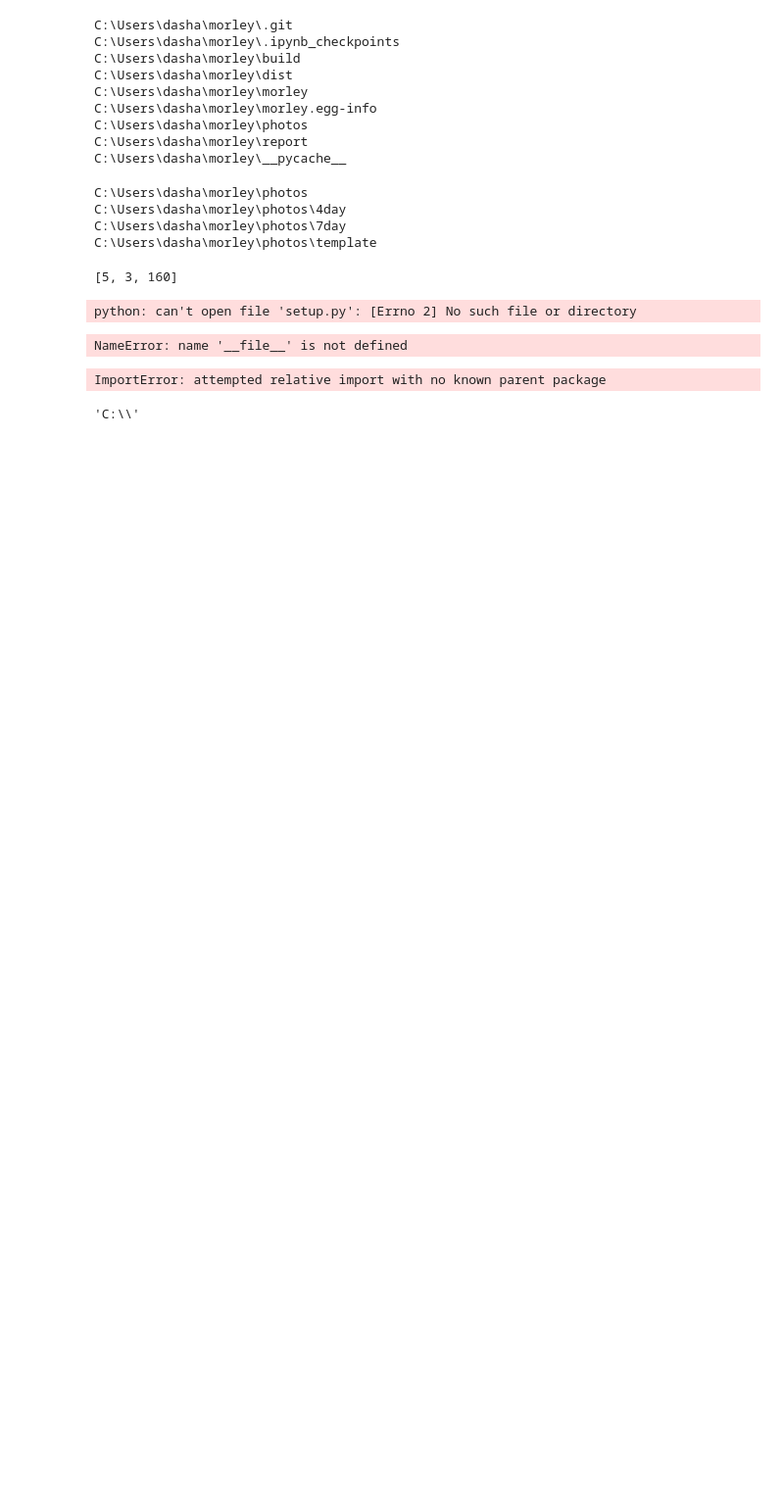
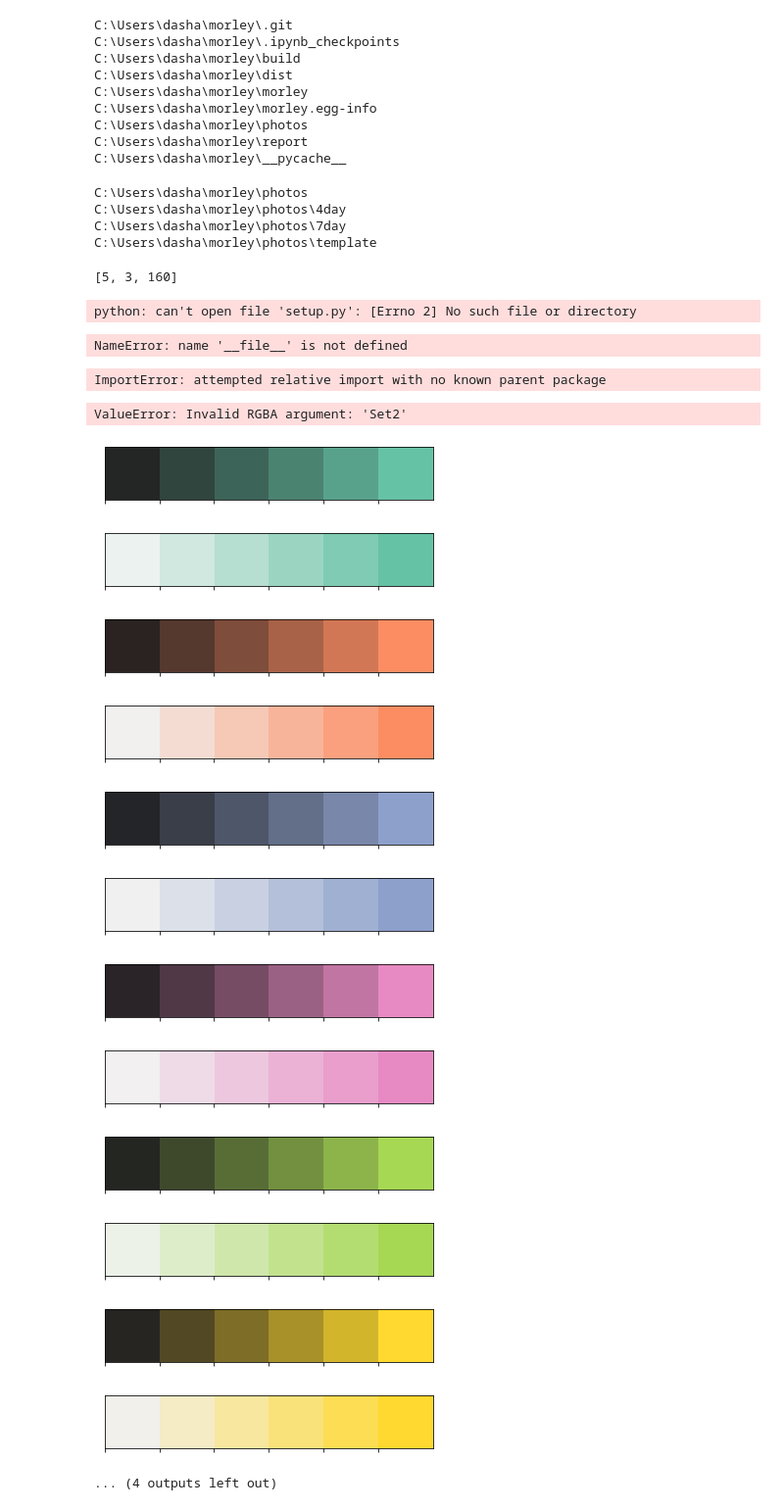
Before and after one commit to dashabezik/Morley, a Jupyter notebook: morley/Untitled.ipynb, the cells around one changed output. Shown at 98% size. Drawn from its saved outputs; the diff is of its cells as text; code cells hidden in the pictures; blank space fills up the shorter version.

```diff
--- a/morley/Untitled.ipynb
+++ b/morley/Untitled.ipynb
@@ -218,6 +218,24 @@ from .. import setup
 # %% [output]
 ImportError: attempted relative import with no known parent package
 # %%
-%pwd
+sns.dark_palette('Set2')
 # %% [output]
-'C:\\'
+ValueError: Invalid RGBA argument: 'Set2'
+# %%
+for i in sns.color_palette('Set2'):
+    sns.palplot((sns.dark_palette(i)))
+    sns.palplot((sns.light_palette(i)))
+# %% [output]
+[figure, added]
+[figure, added]
+[figure, added]
+[figure, added]
+[figure, added]
+[figure, added]
+[figure, added]
+[figure, added]
+[figure, added]
+[figure, added]
+[figure, added]
+[figure, added]
+... (4 outputs left out)
```
Also changed, not shown: parts of 2 cells of this notebook, 2 other files.
